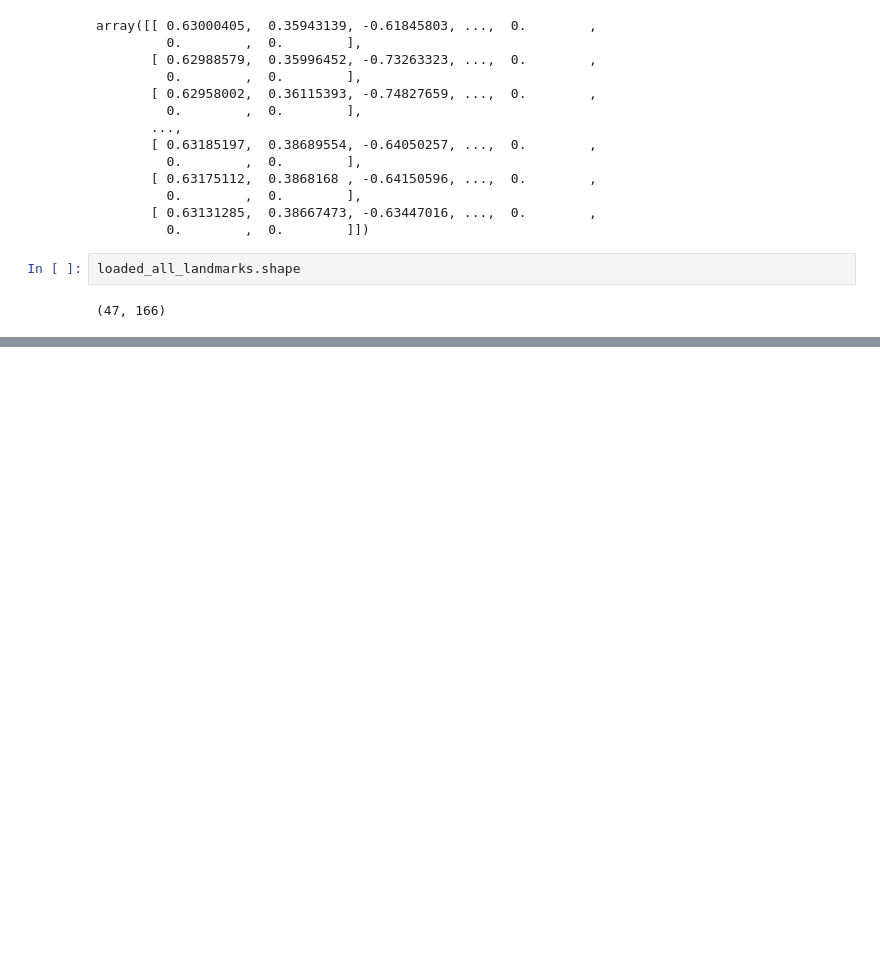
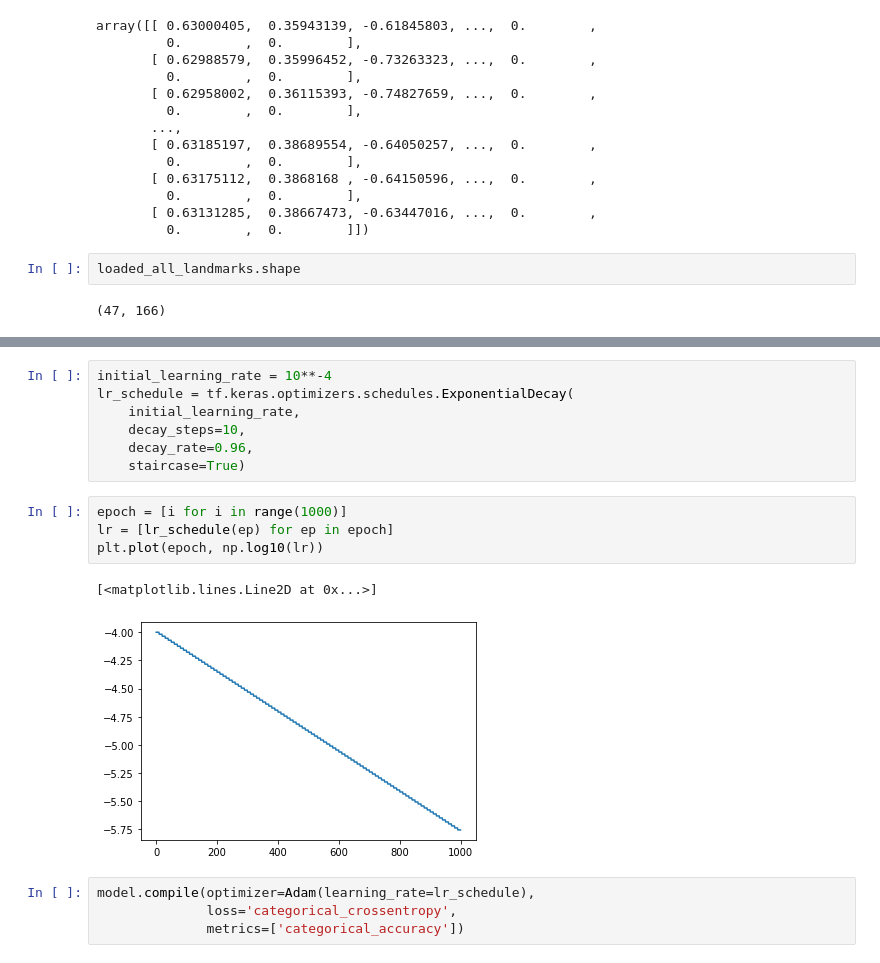
Before and after one commit to c-saade/hand_gesture_recognition, a Jupyter notebook: draft.ipynb, the cells around one changed output, grey strips where cells are left out. Drawn from its saved outputs; the diff is of its cells as text; blank space fills up the shorter version.

```diff
--- a/draft.ipynb
+++ b/draft.ipynb
@@ -288,0 +455,18 @@ loaded_all_landmarks.shape
+# %%
+initial_learning_rate = 10**-4
+lr_schedule = tf.keras.optimizers.schedules.ExponentialDecay(
+    initial_learning_rate,
+    decay_steps=10,
+    decay_rate=0.96,
+    staircase=True)
+# %%
+epoch = [i for i in range(1000)]
+lr = [lr_schedule(ep) for ep in epoch]
+plt.plot(epoch, np.log10(lr))
+# %% [output]
+[<matplotlib.lines.Line2D at 0x...>]
+[figure, added]
+# %%
+model.compile(optimizer=Adam(learning_rate=lr_schedule),
+              loss='categorical_crossentropy',
+              metrics=['categorical_accuracy'])
```
Also changed, not shown: parts of 22 cells of this notebook.
